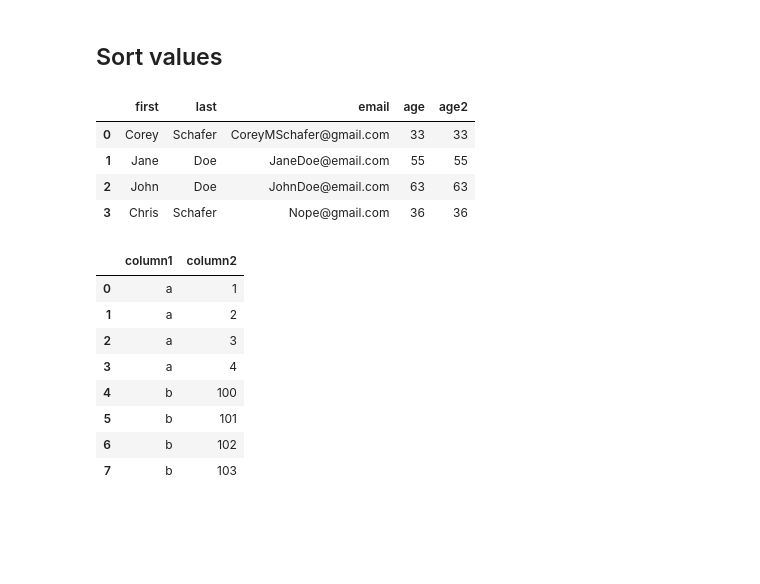
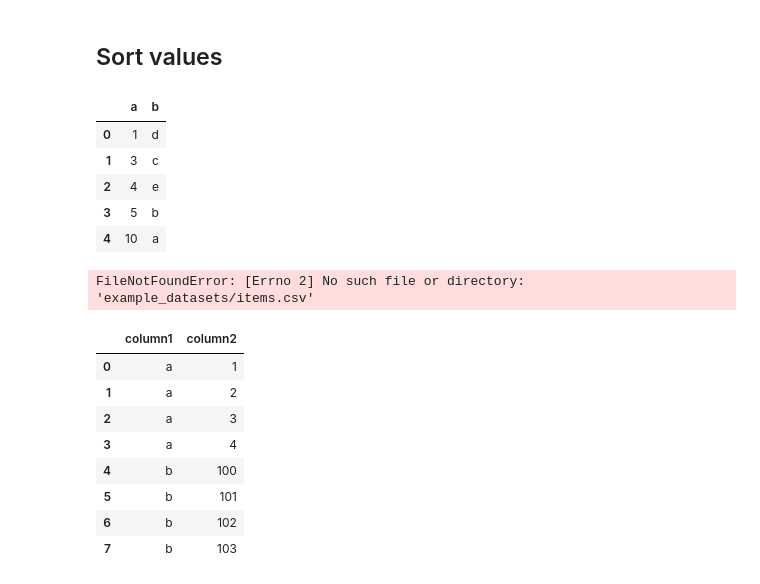
Before and after one commit to EvgeniiZorin/Handbook_Statistics-Probability-and-ML, a Jupyter notebook: _Pandas.ipynb, the cells around one changed output. Saved outputs shown, nothing was run; the diff lists cells and outputs as text; code cells hidden in the pictures; blank space fills up the shorter version.

```diff
--- a/_Pandas.ipynb
+++ b/_Pandas.ipynb
@@ -1389,10 +1389,30 @@ iris_slice.reset_index(drop=True)
 118 rows × 5 columns
 # %% [markdown]
 ## Sort values
+# %%
+import pandas as pd
+
+df = pd.DataFrame({
+    'a': [10, 5, 3, 1, 4],
+    'b': ['a', 'b', 'c', 'd', 'e']
+})
+df.sort_values(
+    by='a',
+    # inplace=True,
+    ascending=True
+).reset_index(drop=True)
+# %% [output]
+|  | a | b |
+| 0 | 1 | d |
+| 1 | 3 | c |
+| 2 | 4 | e |
+| 3 | 5 | b |
+| 4 | 10 | a |
 # %%
 # SORT DATA IN COLUMNS
+import pandas as pd
 
-# df = pd.read_csv('example_datasets/items.csv')
+df = pd.read_csv('example_datasets/items.csv')
 
 # sorting data - pandas sort
 df.sort_values(by='age', inplace=True)
@@ -1401,11 +1421,7 @@ df.sort_values(by='age', inplace=True, ascending=False)
 df.sort_values(by=['age', 'age2'], ascending=[False, True], inplace=True)
 df.sort_index()
 # %% [output]
-|  | first | last | email | age | age2 |
-| 0 | Corey | Schafer | CoreyMSchafer@gmail.com | 33 | 33 |
-| 1 | Jane | Doe | JaneDoe@email.com | 55 | 55 |
-| 2 | John | Doe | JohnDoe@email.com | 63 | 63 |
-| 3 | Chris | Schafer | Nope@gmail.com | 36 | 36 |
+FileNotFoundError: [Errno 2] No such file or directory: 'example_datasets/items.csv'
 # %%
 ### Sort within each group
 import pandas as pd
```
Also changed, not shown: 3 other files.
